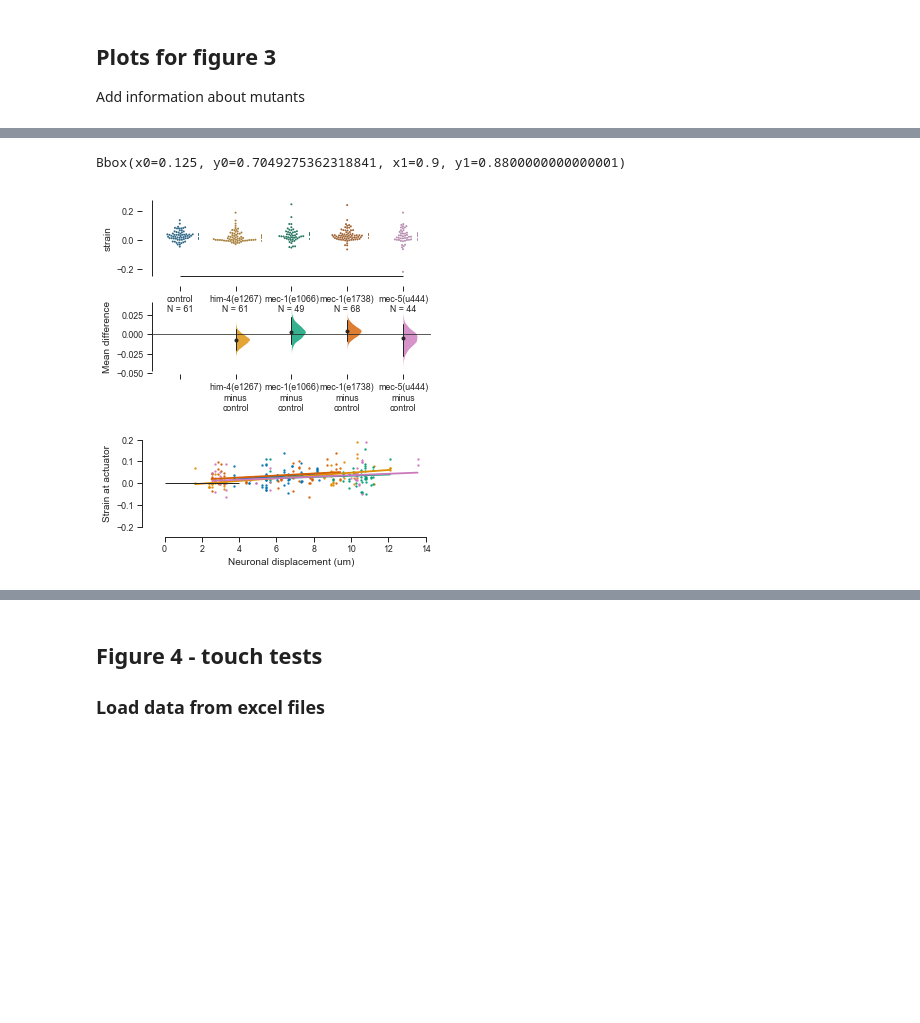
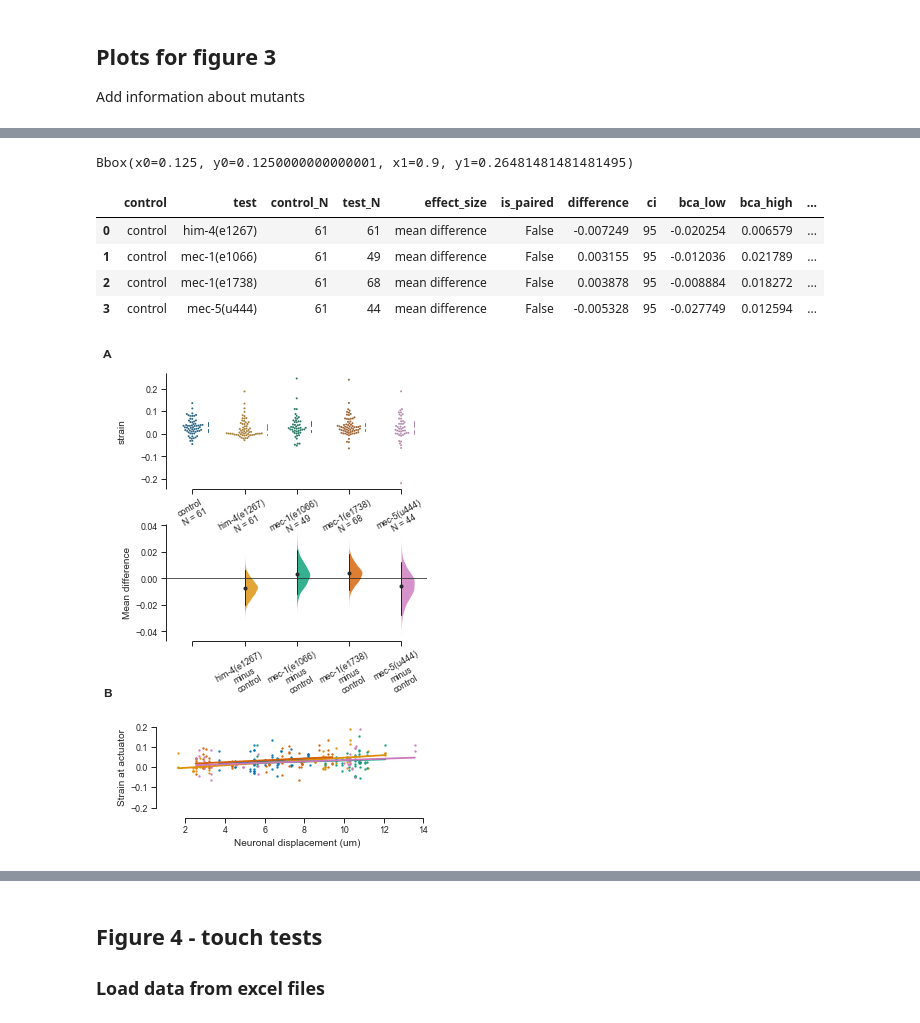
Before and after one commit to anekimken/SSN_ImageAnalysis, a Jupyter notebook: Notebooks/Displacement and Strain Plots.ipynb, the cells around one changed output, grey strips where cells are left out. Cells and saved outputs as stored; diff of their text form; code cells hidden in the pictures; blank space fills up the shorter version.

Commit message:
Updates for Figs 1 and 2 of paper.
Set Fig 1 to proper size for 1.5 columns. Replaced panel 2C with plot of displacements. Still needs some aesthetic improvements.

```diff
--- a/Notebooks/Displacement and Strain Plots.ipynb
+++ b/Notebooks/Displacement and Strain Plots.ipynb
@@ -1551,31 +1741,55 @@ strain_est_plot_data.mean_diff.statistical_tests
 # %%
-fig, axes = plt.subplots(nrows=2, ncols=1, figsize=(5, 6), #constrained_layout=True,
-                        gridspec_kw={'height_ratios':[2, 1], 'hspace':0.5})
+fig, axes = plt.subplots(nrows=2, ncols=1, figsize=(5, 8), #constrained_layout=True,
+                        gridspec_kw={'height_ratios':[3, 1], 'hspace':0.7})
 
+strain_est_plot_data = dabest.load(central_mito_pair_df, x='genotype', y='strain',
+                                   idx=('control', 'him-4(e1267)', 'mec-1(e1066)',
+                                        'mec-1(e1738)', 'mec-5(u444)'))
 strain_est_plot_data.mean_diff.plot(raw_marker_size=2, es_marker_size=3,
                                     group_summaries_offset=0.1,
                                     group_summaries='median_quartiles',
                                     group_summary_kwargs={'lw':1},
                                     custom_palette=sns.color_palette()[0:5],
                                     ax=axes[0])
 
+labels=axes[0].get_xticklabels()
+axes[0].set_xticklabels(labels, rotation=30, horizontalalignment='center')
+
+labels=axes[0].contrast_axes.get_xticklabels()
+axes[0].contrast_axes.set_xticklabels(labels, rotation=30, horizontalalignment='center')
+
+position = axes[0].get_position()
+position.y0 -= 0.02
+axes[0].set_position(position)
+
 for this_strain in worm_strains:
     sns.regplot(x='max_dist', y='strain', ax=axes[1], x_ci=None, ci=None, # hue='genotype',
                 scatter_kws={'s':2}, truncate=True,
                 data=central_mito_pair_df.loc[central_mito_pair_df['worm_strain'] == this_strain])
 axes[1].set_ylim(-0.1, 0.2)
 axes[1].set_yticks([-0.2, -0.1, 0, 0.1, 0.2])
-sns.despine(offset=10, trim=True)
+sns.despine(ax=axes[1], offset=10, trim=True)
 
 axes[1].set_xlabel('Neuronal displacement (um)')
 axes[1].set_ylabel('Strain at actuator')
 
-print(axes[0].get_position())
-# fig.text(x=-0.05, y=0.92, s='A', weight='bold', va='top')
-# fig.text(x=-0.05, y=axes[1, 1].get_position().y1+0.03, s='B', weight='bold', va='bottom')
-# fig.align_ylabels()
-fig.savefig(fig_save_dir + 'est_plot_with_strain_v2.pdf')
+print(axes[1].get_position())
+for ax in fig.axes:
+    position = ax.get_position()
+    position.x0 += 0.05
+    ax.set_position(position)
+fig.text(x=0, y=0.92, s='A', weight='bold', va='top')
+fig.text(x=0, y=axes[1].get_position().y1+0.05, s='B', weight='bold', va='bottom')
+fig.align_ylabels()
+fig.savefig(fig_save_dir + 'est_plot_with_strain.pdf')
+
+strain_est_plot_data.mean_diff.statistical_tests
 # %% [output]
-Bbox(x0=0.125, y0=0.7049275362318841, x1=0.9, y1=0.8800000000000001)
+Bbox(x0=0.125, y0=0.1250000000000001, x1=0.9, y1=0.26481481481481495)
+|  | control | test | control_N | test_N | effect_size | is_paired | difference | ci | bca_low | bca_high | ... |
+| 0 | control | him-4(e1267) | 61 | 61 | mean difference | False | -0.007249 | 95 | -0.020254 | 0.006579 | ... |
+| 1 | control | mec-1(e1066) | 61 | 49 | mean difference | False | 0.003155 | 95 | -0.012036 | 0.021789 | ... |
+| 2 | control | mec-1(e1738) | 61 | 68 | mean difference | False | 0.003878 | 95 | -0.008884 | 0.018272 | ... |
+| 3 | control | mec-5(u444) | 61 | 44 | mean difference | False | -0.005328 | 95 | -0.027749 | 0.012594 | ... |
-[figure, old version]
+[figure, new version]
 # %%
```
Also changed, not shown: parts of 37 cells of this notebook, 1 other file.
